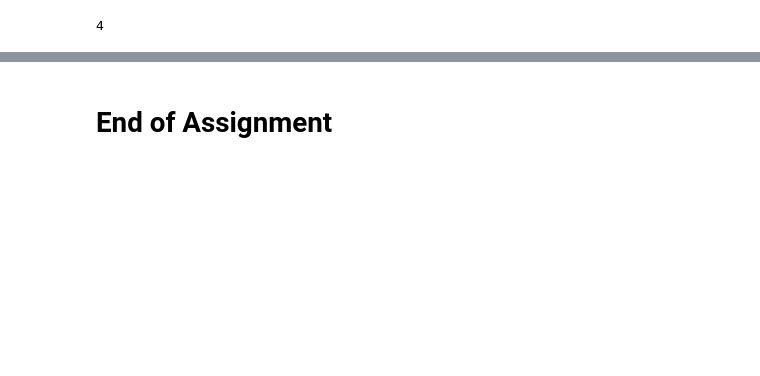
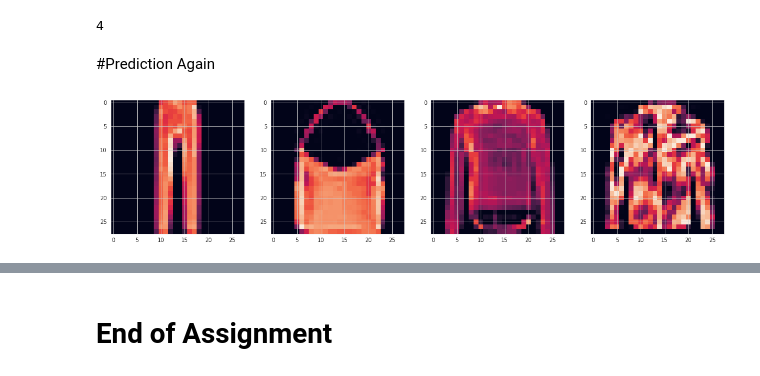
Before and after one commit to agltkn/Assignments, a Jupyter notebook: DL_Assignment_2_(Image_Classification_with_CNN)_Student.ipynb, the cells around one changed output, grey strips where cells are left out. Cells and saved outputs as stored; diff of their text form; code cells hidden in the pictures; blank space fills up the shorter version.

```diff
--- a/DL_Assignment_2_(Image_Classification_with_CNN)_Student.ipynb
+++ b/DL_Assignment_2_(Image_Classification_with_CNN)_Student.ipynb
@@ -474,3 +454,16 @@ np.argmax(prediction1)
 4
 # %%
 model.save("assignment2_D1201_ahmet.h5")
+# %% [markdown]
+#Prediction Again
+# %%
+samples=[x_test[24], x_test[34], x_test[16], x_test[17]]
+# %%
+plt.figure(figsize = (20,5))
+index=1
+for i in samples:
+    plt.subplot(1,4,index)
+    plt.imshow(i.reshape(28,28))
+    index += 1
+# %% [output]
+[figure, added]
```
Also changed, not shown: parts of 23 cells of this notebook.
